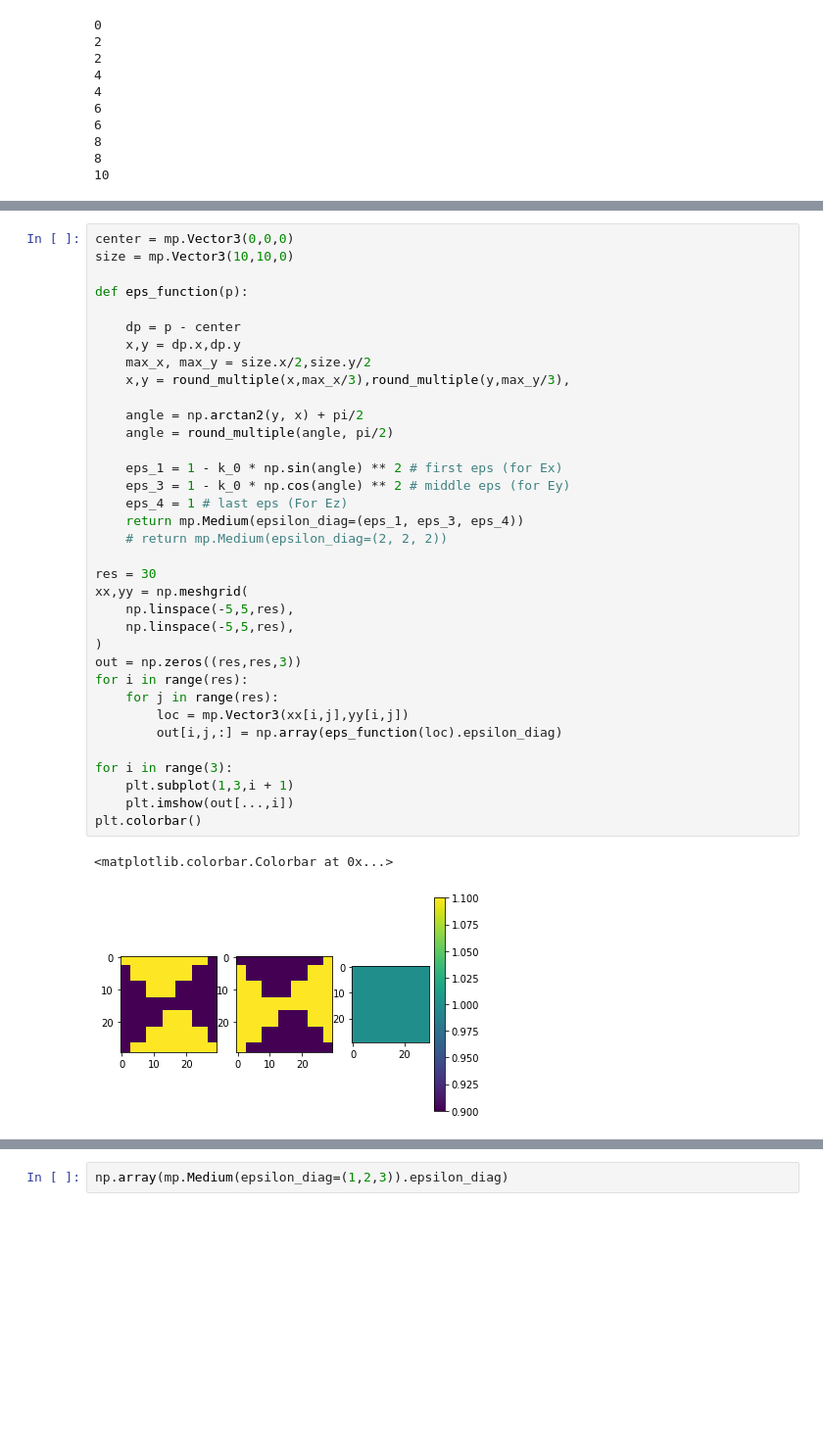
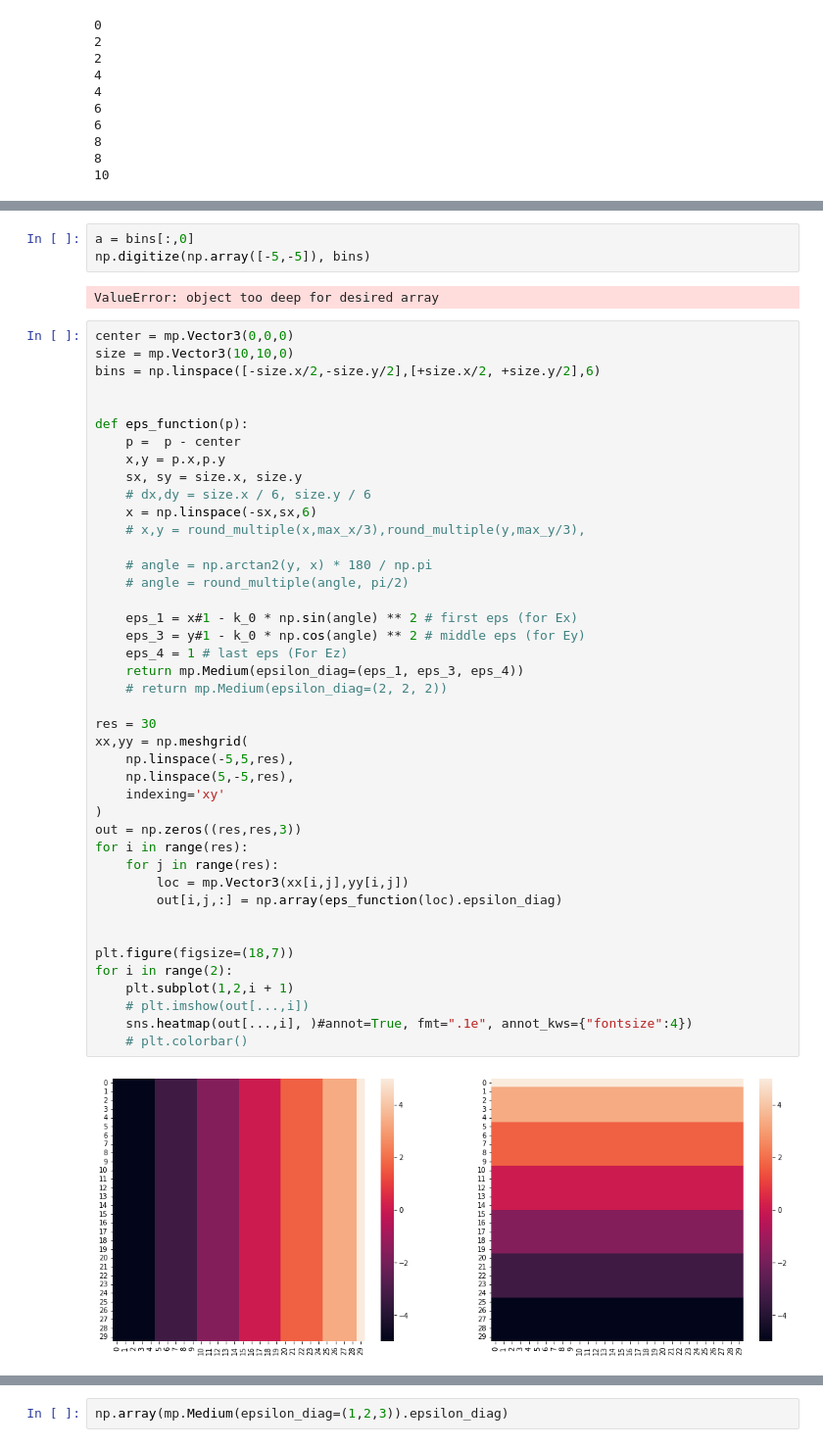
Before and after one commit to tornikeo/fe_vortex_optic_gates, a Jupyter notebook: simulation.ipynb, the cells around one changed output, grey strips where cells are left out. Shown at 98% size. Drawn from its saved outputs; the diff is of its cells as text; blank space fills up the shorter version.

```diff
--- a/simulation.ipynb
+++ b/simulation.ipynb
@@ -134,38 +154,49 @@ for i in range(10):
+# %%
+a = bins[:,0]
+np.digitize(np.array([-5,-5]), bins)
+# %% [output]
+ValueError: object too deep for desired array
 # %%
 center = mp.Vector3(0,0,0)
 size = mp.Vector3(10,10,0)
+bins = np.linspace([-size.x/2,-size.y/2],[+size.x/2, +size.y/2],6)
+
 
 def eps_function(p):
+    p =  p - center
+    x,y = p.x,p.y
+    sx, sy = size.x, size.y
+    # dx,dy = size.x / 6, size.y / 6
+    x = np.linspace(-sx,sx,6)
+    # x,y = round_multiple(x,max_x/3),round_multiple(y,max_y/3),
 
-    dp = p - center
-    x,y = dp.x,dp.y
-    max_x, max_y = size.x/2,size.y/2
-    x,y = round_multiple(x,max_x/3),round_multiple(y,max_y/3),
+    # angle = np.arctan2(y, x) * 180 / np.pi
+    # angle = round_multiple(angle, pi/2)
 
-    angle = np.arctan2(y, x) + pi/2
-    angle = round_multiple(angle, pi/2)
-
-    eps_1 = 1 - k_0 * np.sin(angle) ** 2 # first eps (for Ex)
-    eps_3 = 1 - k_0 * np.cos(angle) ** 2 # middle eps (for Ey)
+    eps_1 = x#1 - k_0 * np.sin(angle) ** 2 # first eps (for Ex)
+    eps_3 = y#1 - k_0 * np.cos(angle) ** 2 # middle eps (for Ey)
     eps_4 = 1 # last eps (For Ez)
     return mp.Medium(epsilon_diag=(eps_1, eps_3, eps_4))
     # return mp.Medium(epsilon_diag=(2, 2, 2))
 
 res = 30
 xx,yy = np.meshgrid(
     np.linspace(-5,5,res),
-    np.linspace(-5,5,res),
+    np.linspace(5,-5,res),
+    indexing='xy'
 )
 out = np.zeros((res,res,3))
 for i in range(res):
     for j in range(res):
         loc = mp.Vector3(xx[i,j],yy[i,j])
         out[i,j,:] = np.array(eps_function(loc).epsilon_diag)
 
-for i in range(3):
-    plt.subplot(1,3,i + 1)
-    plt.imshow(out[...,i])
-plt.colorbar()
+
+plt.figure(figsize=(18,7))
+for i in range(2):
+    plt.subplot(1,2,i + 1)
+    # plt.imshow(out[...,i])
+    sns.heatmap(out[...,i], )#annot=True, fmt=".1e", annot_kws={"fontsize":4})
+    # plt.colorbar()
 # %% [output]
-<matplotlib.colorbar.Colorbar at 0x...>
-[figure, old version]
+[figure, new version]
```
Also changed, not shown: parts of 6 cells of this notebook.
